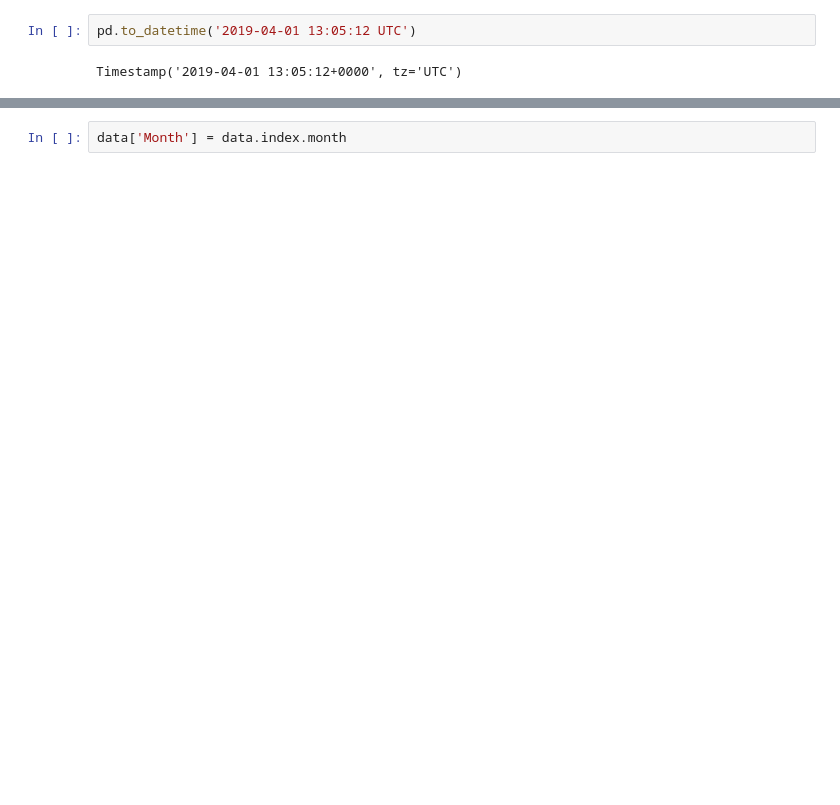
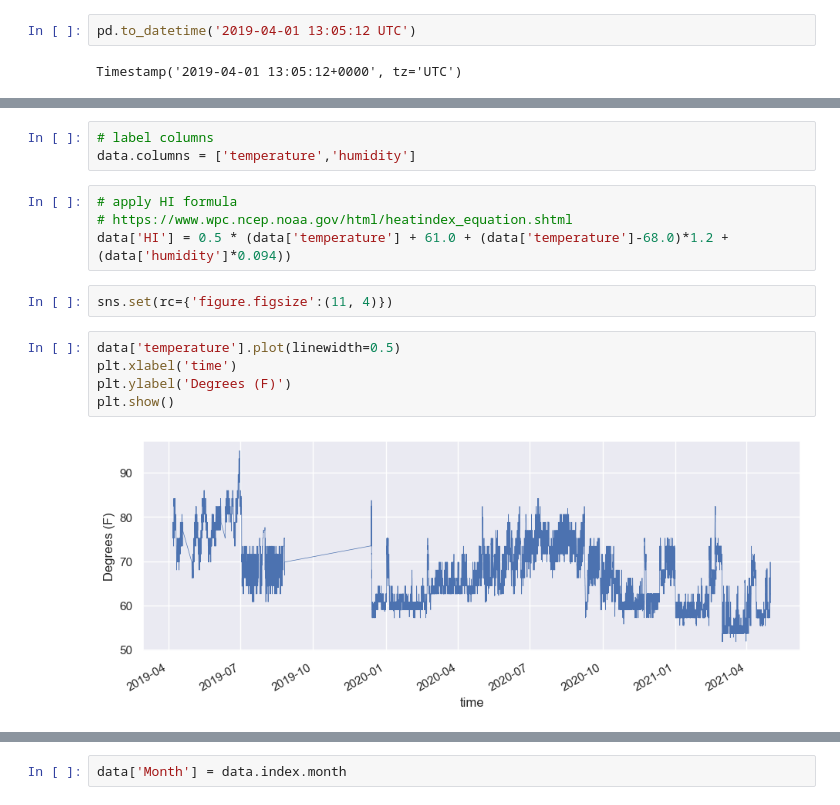
Before and after one commit to sgooding/pi_thermo, a Jupyter notebook: notebook/TemperaturePlots.ipynb, the cells around one changed output, grey strips where cells are left out. Saved outputs shown, nothing was run; the diff lists cells and outputs as text; blank space fills up the shorter version.

```diff
--- a/notebook/TemperaturePlots.ipynb
+++ b/notebook/TemperaturePlots.ipynb
@@ -11,0 +29,16 @@ data = pd.read_csv('../../../Desktop/feeds.csv', index_col=0,parse_dates=True)
+# %%
+# label columns
+data.columns = ['temperature','humidity']
+# %%
+# apply HI formula
+# https://www.wpc.ncep.noaa.gov/html/heatindex_equation.shtml
+data['HI'] = 0.5 * (data['temperature'] + 61.0 + (data['temperature']-68.0)*1.2 + (data['humidity']*0.094))
+# %%
+sns.set(rc={'figure.figsize':(11, 4)})
+# %%
+data['temperature'].plot(linewidth=0.5)
+plt.xlabel('time')
+plt.ylabel('Degrees (F)')
+plt.show()
+# %% [output]
+[figure, added]
```
Also changed, not shown: parts of 15 cells of this notebook, 1 other file.
